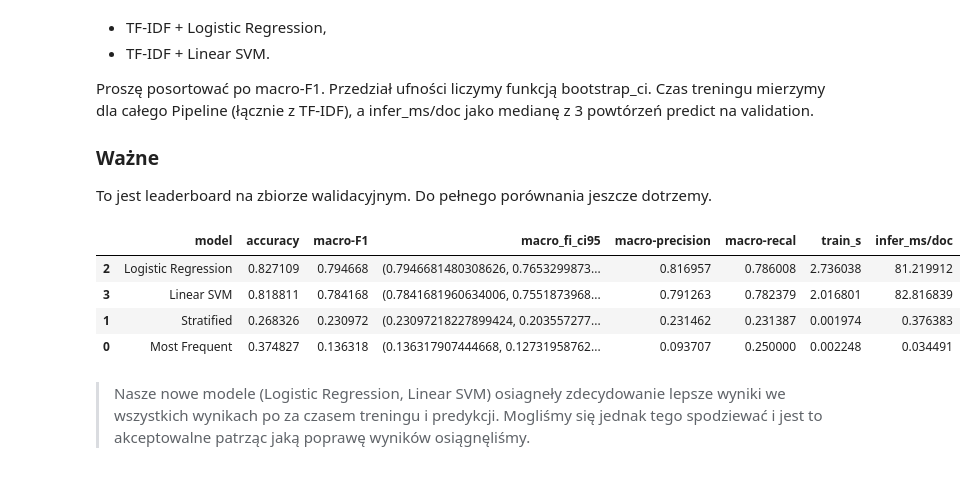
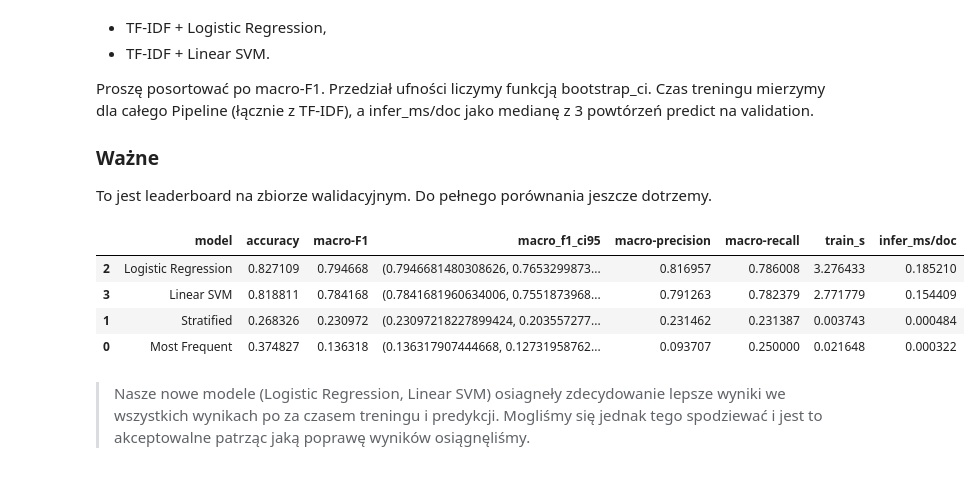
Before and after one commit to LukaszKluza/NaturaLanguageProcessing, a Jupyter notebook: Lab_2/002_Baseline.ipynb, the cells around one changed output. Drawn from its saved outputs; the diff is of its cells as text; code cells hidden in the pictures.

```diff
--- a/Lab_2/002_Baseline.ipynb
+++ b/Lab_2/002_Baseline.ipynb
@@ -491,41 +489,41 @@ To jest leaderboard na zbiorze walidacyjnym. Do pełnego porównania jeszcze dot
 def infer_ms(pipeline, test, k = 3):
     res = []
     for _ in range(0, k):
-        start =  time.time()
+        start =  time.perf_counter()
         pipeline.predict(test)
-        duration = time.time() - start
+        duration = time.perf_counter() - start
         res.append(duration)
-    return np.mean(res) * 1000
+    return np.median(res) * 1000 / len(test)
 # %%
 # TODO: DataFrame leaderboard_valid
 
 leaderboard_valid = []
 
 for pipeline, model_name in zip((dummy_most_frequent, dummy_stratified, pipeline_lr, pipeline_svc),('Most Frequent', 'Stratified', 'Logistic Regression', 'Linear SVM')):
     model, report, duration = trigger_pipeline(pipeline, train, y_train, valid, y_valid)
     y_pred = report['pred']
     leaderboard_valid.append({
         'model': model_name,
         'accuracy': accuracy_score(y_valid, y_pred),
         'macro-F1': macro_f1_score(y_valid, y_pred),
-        'macro_fi_ci95': bootstrap_ci(y_valid, y_pred, macro_f1_score),
+        'macro_f1_ci95': bootstrap_ci(y_valid, y_pred, macro_f1_score),
         'macro-precision': precision_score(y_valid, y_pred, average='macro', zero_division=0),
-        'macro-recal': recall_score(y_valid, y_pred, average='macro'),
+        'macro-recall': recall_score(y_valid, y_pred, average='macro'),
         'train_s': duration,
         'infer_ms/doc': infer_ms(model, valid)
     })
 
 leaderboard_valid = pd.DataFrame(leaderboard_valid)
 leaderboard_valid = leaderboard_valid.sort_values(
     by='macro-F1', ascending=False
 )
 display(leaderboard_valid)
 # %% [output]
-|  | model | accuracy | macro-F1 | macro_fi_ci95 | macro-precision | macro-recal | train_s | infer_ms/doc |
-| 2 | Logistic Regression | 0.827109 | 0.794668 | (0.7946681480308626, 0.7653299873... | 0.816957 | 0.786008 | 2.736038 | 81.219912 |
-| 3 | Linear SVM | 0.818811 | 0.784168 | (0.7841681960634006, 0.7551873968... | 0.791263 | 0.782379 | 2.016801 | 82.816839 |
-| 1 | Stratified | 0.268326 | 0.230972 | (0.23097218227899424, 0.203557277... | 0.231462 | 0.231387 | 0.001974 | 0.376383 |
-| 0 | Most Frequent | 0.374827 | 0.136318 | (0.136317907444668, 0.12731958762... | 0.093707 | 0.250000 | 0.002248 | 0.034491 |
+|  | model | accuracy | macro-F1 | macro_f1_ci95 | macro-precision | macro-recall | train_s | infer_ms/doc |
+| 2 | Logistic Regression | 0.827109 | 0.794668 | (0.7946681480308626, 0.7653299873... | 0.816957 | 0.786008 | 3.276433 | 0.185210 |
+| 3 | Linear SVM | 0.818811 | 0.784168 | (0.7841681960634006, 0.7551873968... | 0.791263 | 0.782379 | 2.771779 | 0.154409 |
+| 1 | Stratified | 0.268326 | 0.230972 | (0.23097218227899424, 0.203557277... | 0.231462 | 0.231387 | 0.003743 | 0.000484 |
+| 0 | Most Frequent | 0.374827 | 0.136318 | (0.136317907444668, 0.12731958762... | 0.093707 | 0.250000 | 0.021648 | 0.000322 |
 # %% [markdown]
 > Nasze nowe modele (Logistic Regression, Linear SVM) osiagneły zdecydowanie lepsze wyniki we wszystkich wynikach po za czasem treningu i predykcji. Mogliśmy się jednak tego spodziewać i jest to akceptowalne patrząc jaką poprawę wyników osiągnęliśmy.
 # %% [markdown]
```
Also changed, not shown: parts of 41 cells of this notebook, 14 other files.
